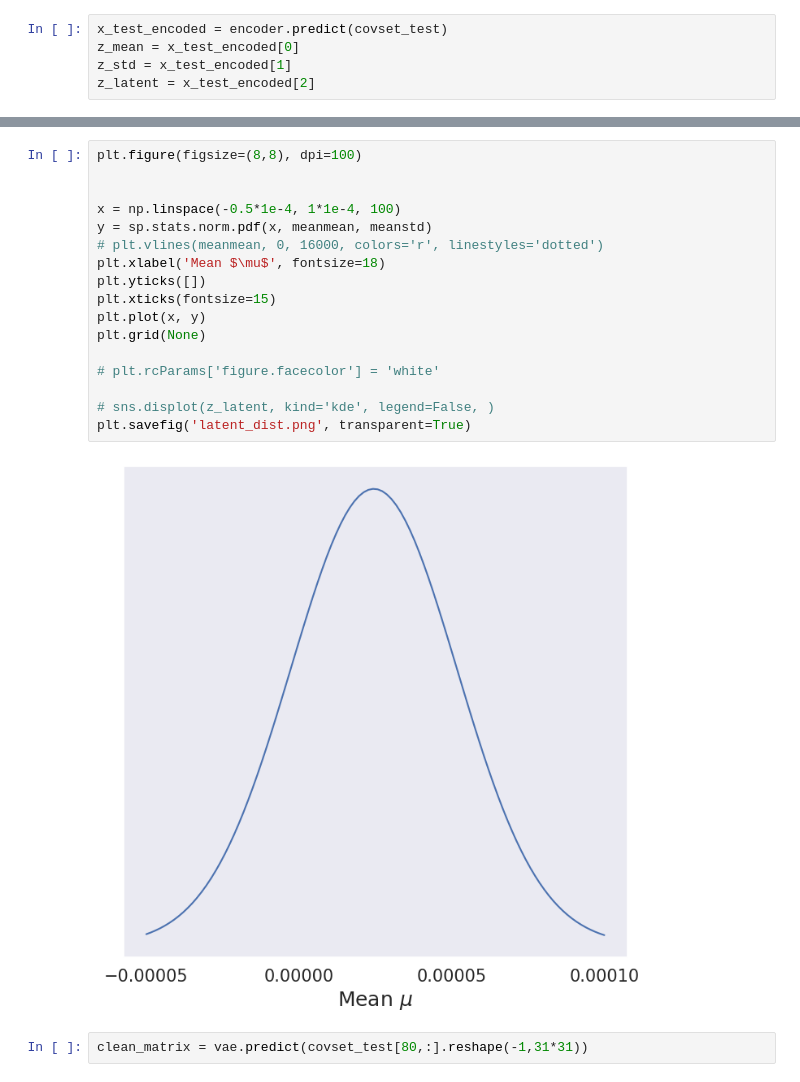
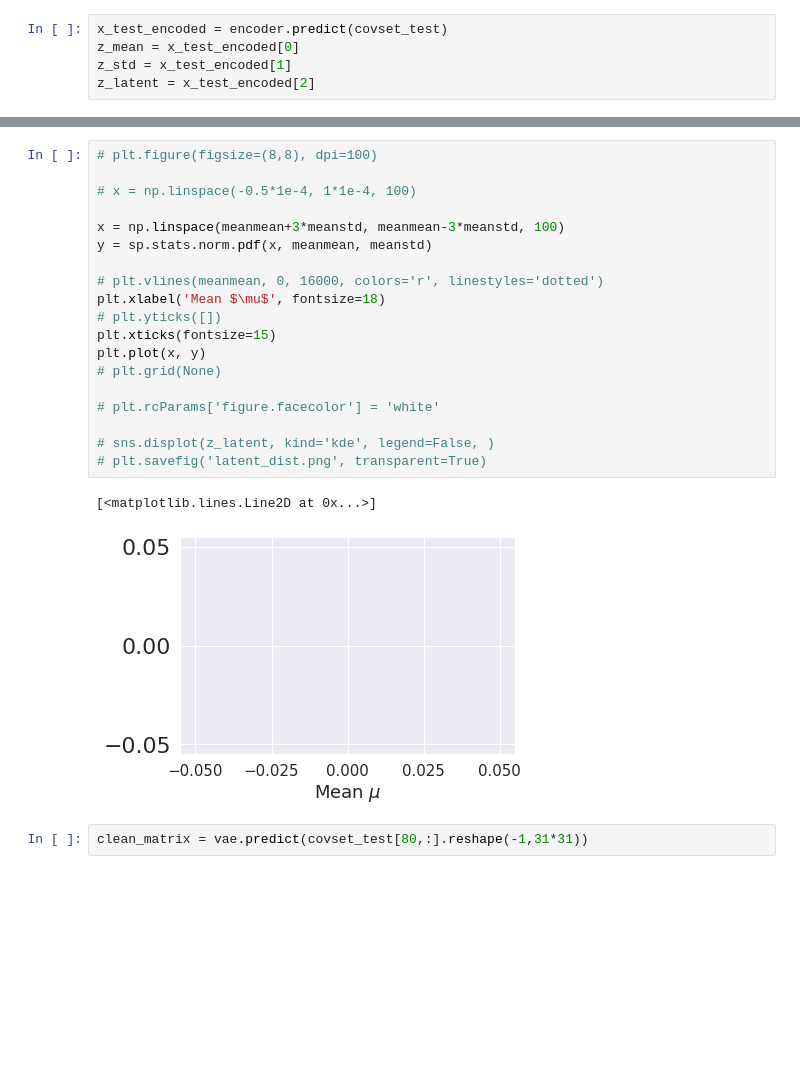
Before and after one commit to igomezv/neuralCosmoReconstruction, a Jupyter notebook: notebooks/binned_JLA_VAE.ipynb, the cells around one changed output, grey strips where cells are left out. Cells and saved outputs as stored; diff of their text form; blank space fills up the shorter version.

Commit message:
update plots cov

```diff
--- a/notebooks/binned_JLA_VAE.ipynb
+++ b/notebooks/binned_JLA_VAE.ipynb
@@ -351,22 +358,25 @@ plt.savefig('mean_sigma_latent.png', transparent=True)
 # %%
-plt.figure(figsize=(8,8), dpi=100)
+# plt.figure(figsize=(8,8), dpi=100)
 
+# x = np.linspace(-0.5*1e-4, 1*1e-4, 100)
 
-x = np.linspace(-0.5*1e-4, 1*1e-4, 100)
+x = np.linspace(meanmean+3*meanstd, meanmean-3*meanstd, 100)
 y = sp.stats.norm.pdf(x, meanmean, meanstd)
+
 # plt.vlines(meanmean, 0, 16000, colors='r', linestyles='dotted')
 plt.xlabel('Mean $\mu$', fontsize=18)
-plt.yticks([])
+# plt.yticks([])
 plt.xticks(fontsize=15)
 plt.plot(x, y)
-plt.grid(None)
+# plt.grid(None)
 
 # plt.rcParams['figure.facecolor'] = 'white'
 
 # sns.displot(z_latent, kind='kde', legend=False, )
-plt.savefig('latent_dist.png', transparent=True)
+# plt.savefig('latent_dist.png', transparent=True)
 # %% [output]
+[<matplotlib.lines.Line2D at 0x...>]
-[figure, old version]
+[figure, new version]
 # %%
 clean_matrix = vae.predict(covset_test[80,:].reshape(-1,31*31))
 # %%
```
Also changed, not shown: parts of 18 cells of this notebook, 1 other file.
